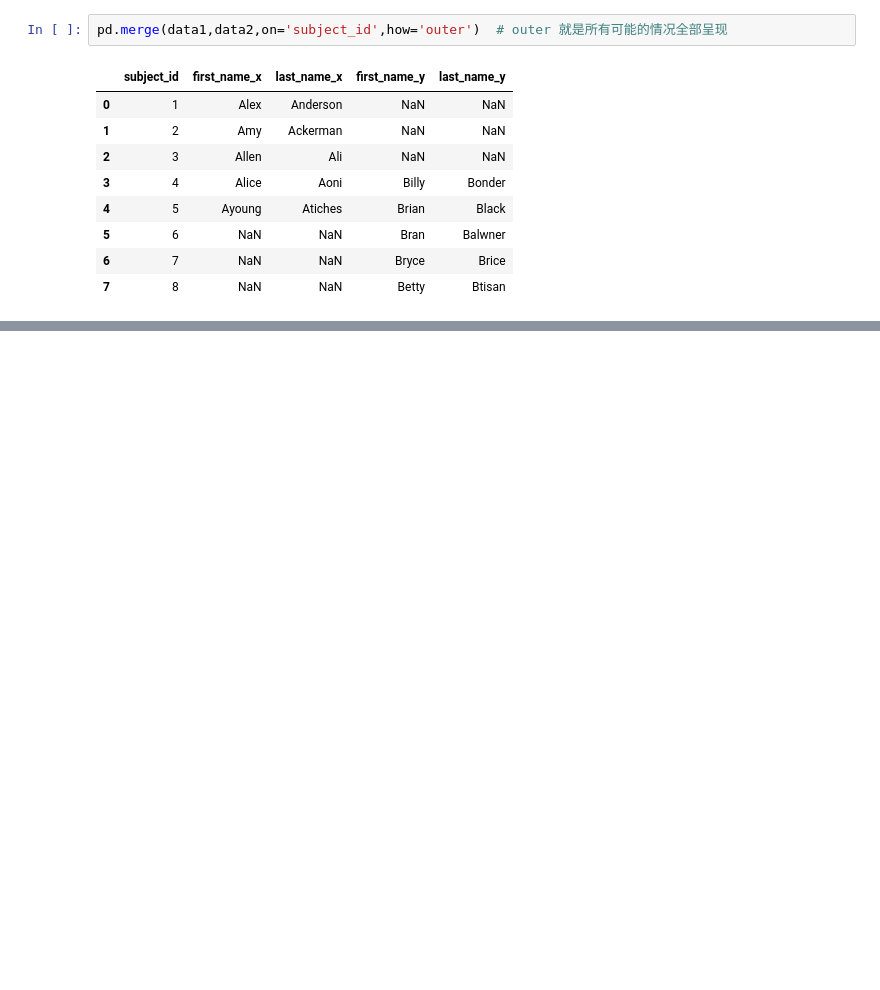
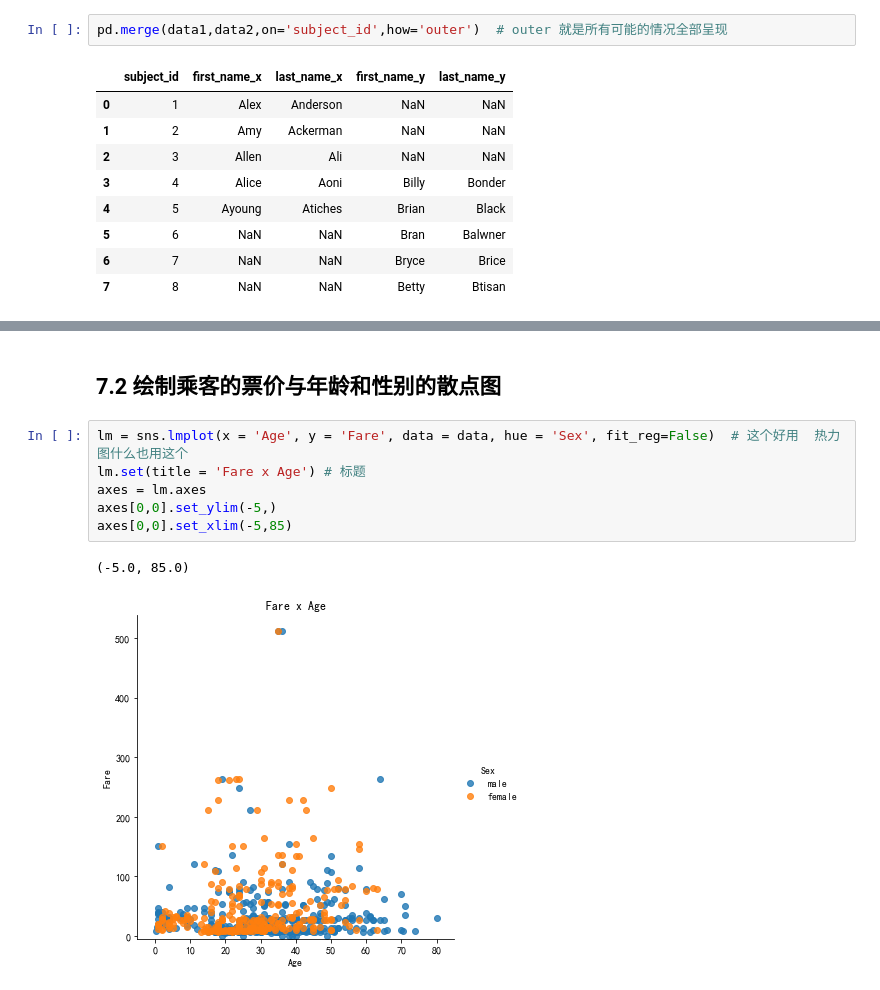
Before and after one commit to GuangwenSi/PDandNP, a Jupyter notebook: pandas实战.ipynb, the cells around one changed output, grey strips where cells are left out. Drawn from its saved outputs; the diff is of its cells as text; blank space fills up the shorter version.

```diff
--- a/pandas实战.ipynb
+++ b/pandas实战.ipynb
@@ -464,0 +701,11 @@ pd.merge(data1,data2,on='subject_id',how='outer')  # outer 就是所有可能的
+# %% [markdown]
+## 7.2 绘制乘客的票价与年龄和性别的散点图
+# %%
+lm = sns.lmplot(x = 'Age', y = 'Fare', data = data, hue = 'Sex', fit_reg=False)  # 这个好用  热力图什么也用这个
+lm.set(title = 'Fare x Age') # 标题
+axes = lm.axes
+axes[0,0].set_ylim(-5,)
+axes[0,0].set_xlim(-5,85)
+# %% [output]
+(-5.0, 85.0)
+[figure, added]
```
Also changed, not shown: parts of 51 cells of this notebook, 1 other file.
